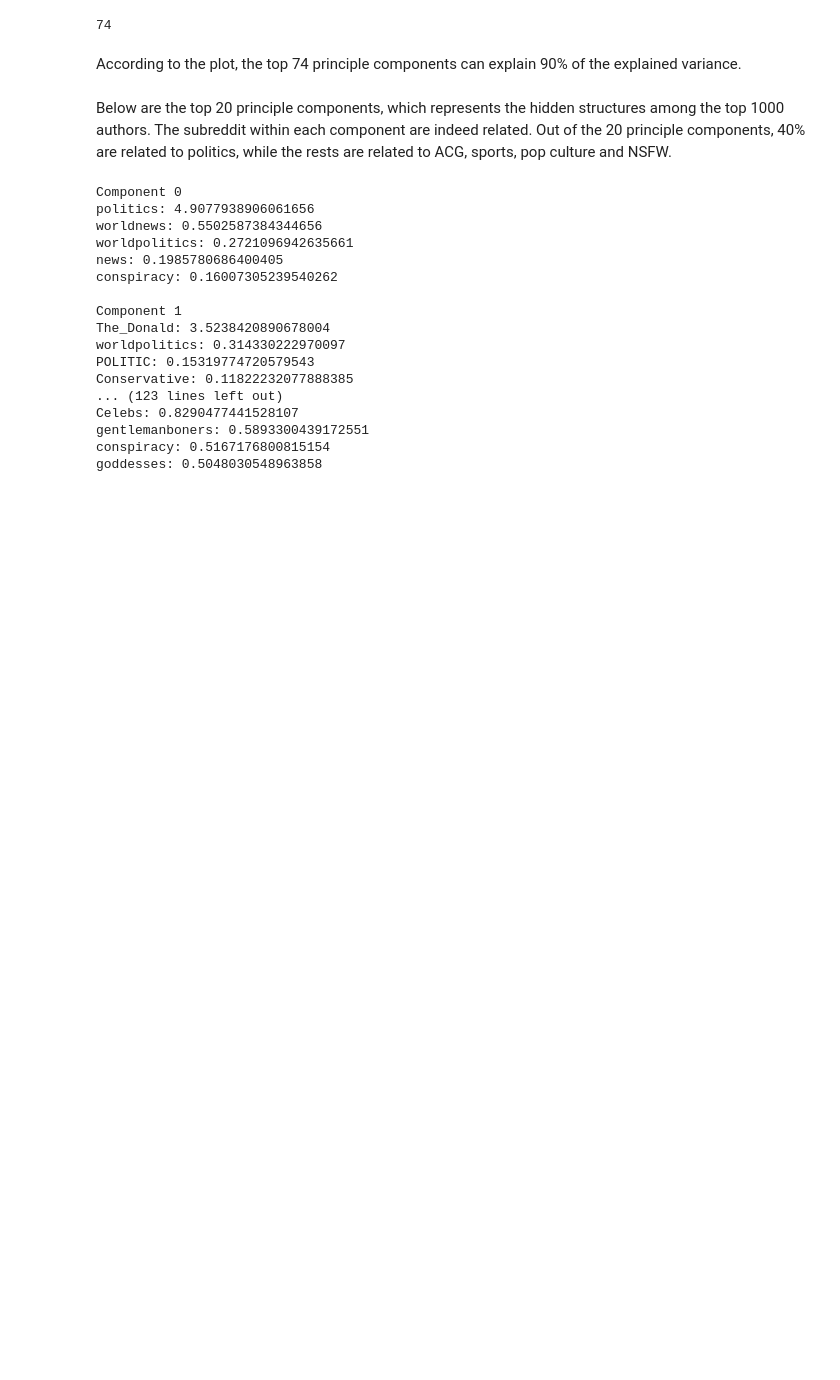
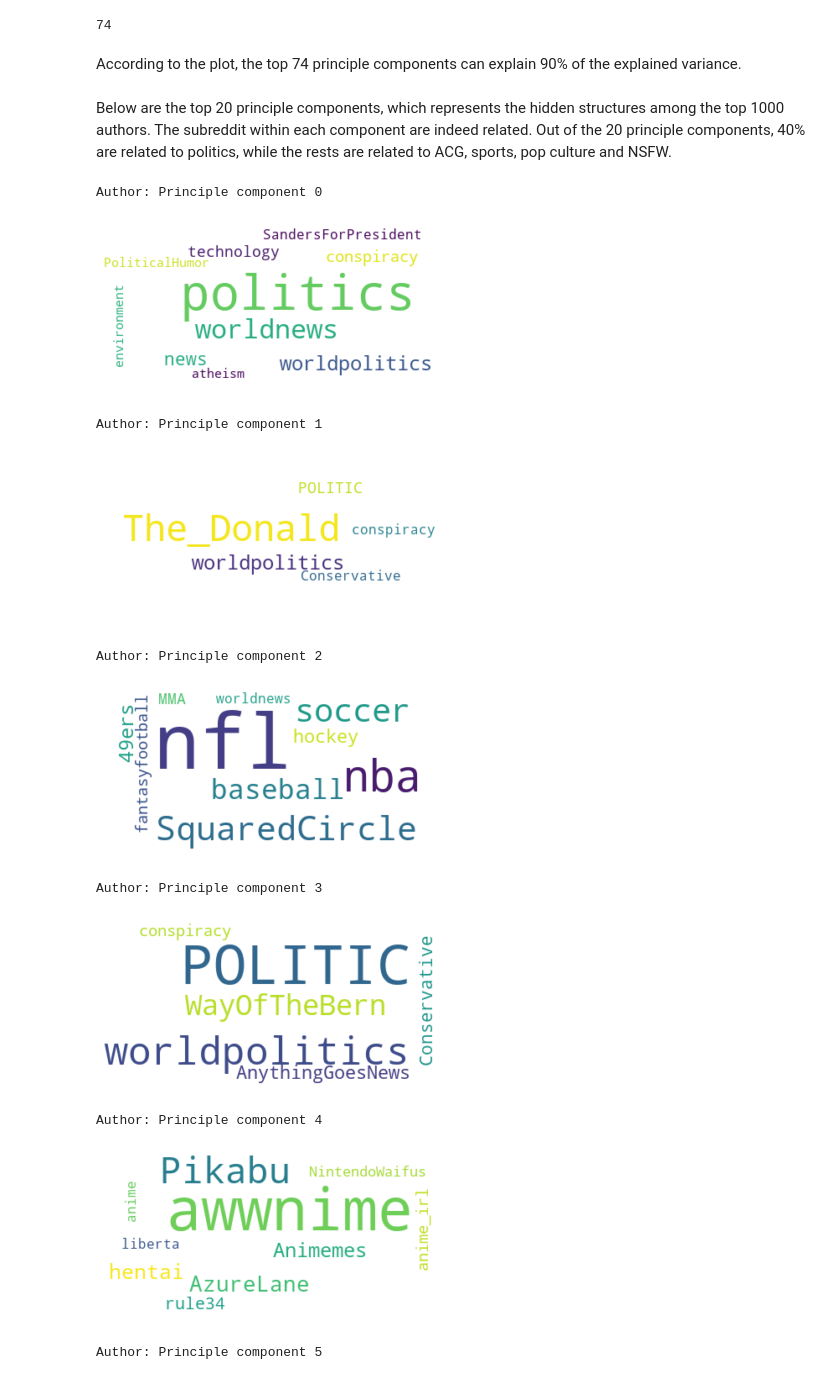
Before and after one commit to xiaoyu32/TDI-reddit-votes-analysis, a Jupyter notebook: capstone_EDA1.ipynb, the cells around one changed output. Saved outputs shown, nothing was run; the diff lists cells and outputs as text; code cells hidden in the pictures; blank space fills up the shorter version.

```diff
--- a/capstone_EDA1.ipynb
+++ b/capstone_EDA1.ipynb
@@ -26,13 +26,6 @@ info.head()
 As an initial analysis, I focused on the author and the subreddit of each threads as I am interested in whether there are any underlying structures between author and subreddit. As each subreddit correponds to a specific topic, I would expect most authors only post in subreddits they are interested in rather than post in random subreddits.
 
 In this exploratory data analysis, I chose the top 1000 authors (in terms of submission) and top 1000 subreddits (in terms of submission) as a starting point and formed a 1000x1000 matrix where the (i,j)-th term is the frequency of ith author submitted to jth subreddit.
-# %%
-author_counter = Counter(info['AUTHOR'])
-sub_counter = Counter(info['SUBREDDIT'])
-
-# the first three authors are trivial: NaN, deleted and autoModerator
-author1000 = author_counter.most_common(1003)[3:]
-sub1000 = sub_counter.most_common(1000)
 # %% [markdown]
 The following are the codes that generate the frequency matrix. It is time-consuming so I have stored the resulting dictionary in a json file
 # %% [markdown]
@@ -47,6 +54,12 @@ with open('author1000_count.json', 'w') as fp:
     json.dump(author1000_counter, fp)
 """
 # %%
+with open('author1000.json') as f:
+    author1000 = json.load(f)
+
+with open('sub1000.json') as f:
+    sub1000 = json.load(f)
+
 with open('author1000_count.json') as f:
     author1000_count = json.load(f)
 # %%
@@ -104,28 +119,30 @@ Below are the top 20 principle components, which represents the hidden structure
 # %%
-for i in range(0,20):
+for i in range(20):
     Z_sort = np.argsort(Z[:,i])
-    print('Component ' + str(i))
-    for j in range(1,6):
+    print('Author: Principle component ' + str(i))
+    freq_dict = {}
+    for j in range(1,11):
         sub_index = Z_sort[-j]
         sub_title = sub1000[sub_index][0]
         sub_weight = Z[sub_index,i]
-        print(str(sub_title) + ': ' + str(sub_weight))
-    print(' ')
+        freq_dict[str(sub_title)] = sub_weight
+        #print(str(sub_title) + ': ' + str(sub_weight))
+    wordcloud = WordCloud(min_font_size=15,background_color='white')
+    wordcloud.generate_from_frequencies(frequencies=freq_dict)
+    plt.figure()
+    plt.imshow(wordcloud, interpolation="bilinear")
+    plt.axis("off")
+    plt.show()
+    #print(' ')
 # %% [output]
-Component 0
-politics: 4.9077938906061656
-worldnews: 0.5502587384344656
-worldpolitics: 0.2721096942635661
-news: 0.1985780686400405
-conspiracy: 0.16007305239540262
-
-Component 1
-The_Donald: 3.5238420890678004
-worldpolitics: 0.314330222970097
-POLITIC: 0.15319774720579543
-Conservative: 0.11822232077888385
-... (123 lines left out)
-Celebs: 0.8290477441528107
-gentlemanboners: 0.5893300439172551
-conspiracy: 0.5167176800815154
-goddesses: 0.5048030548963858
+Author: Principle component 0
+[figure, added]
+Author: Principle component 1
+[figure, added]
+Author: Principle component 2
+[figure, added]
+Author: Principle component 3
+[figure, added]
+Author: Principle component 4
+[figure, added]
+Author: Principle component 5
```
Also changed, not shown: parts of 7 cells of this notebook.
